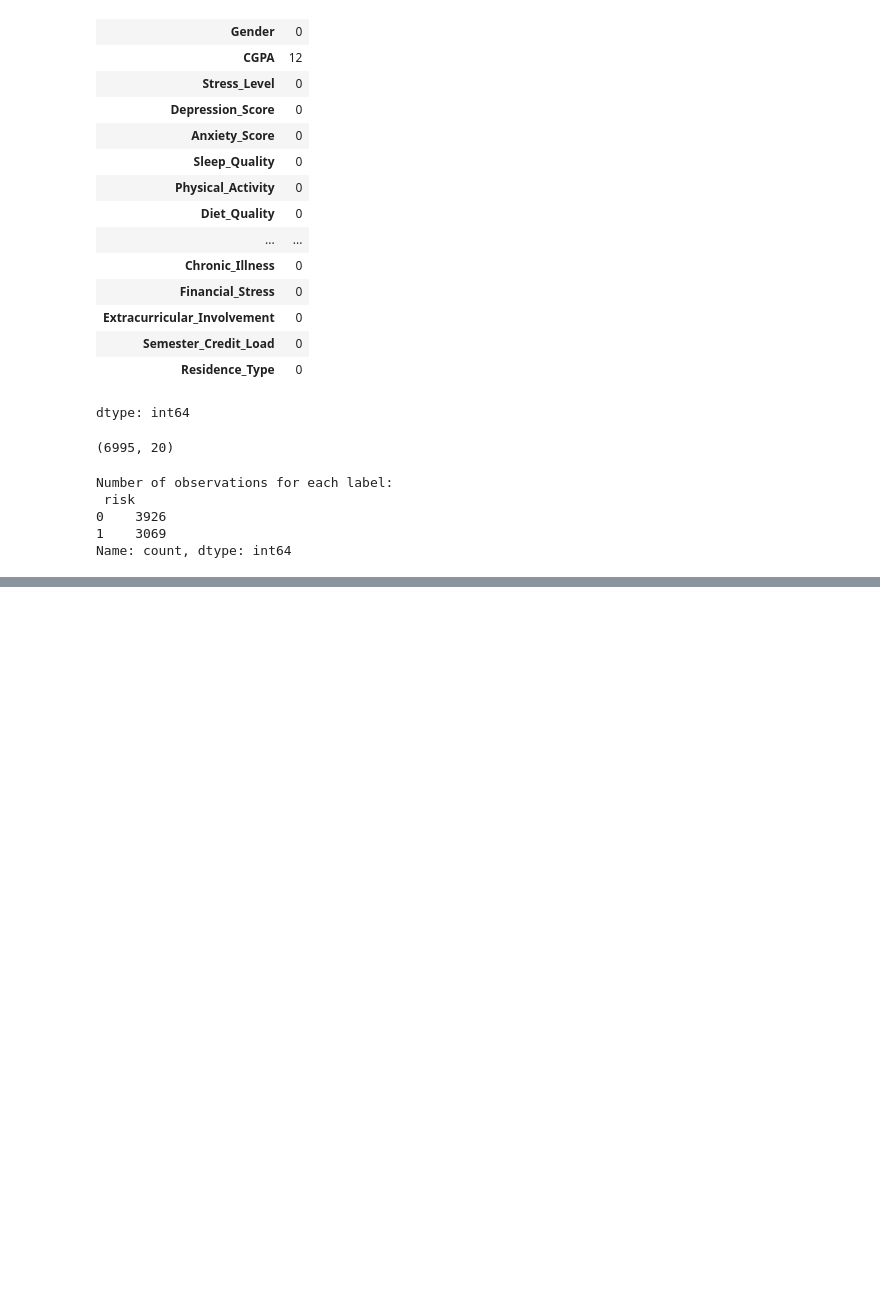
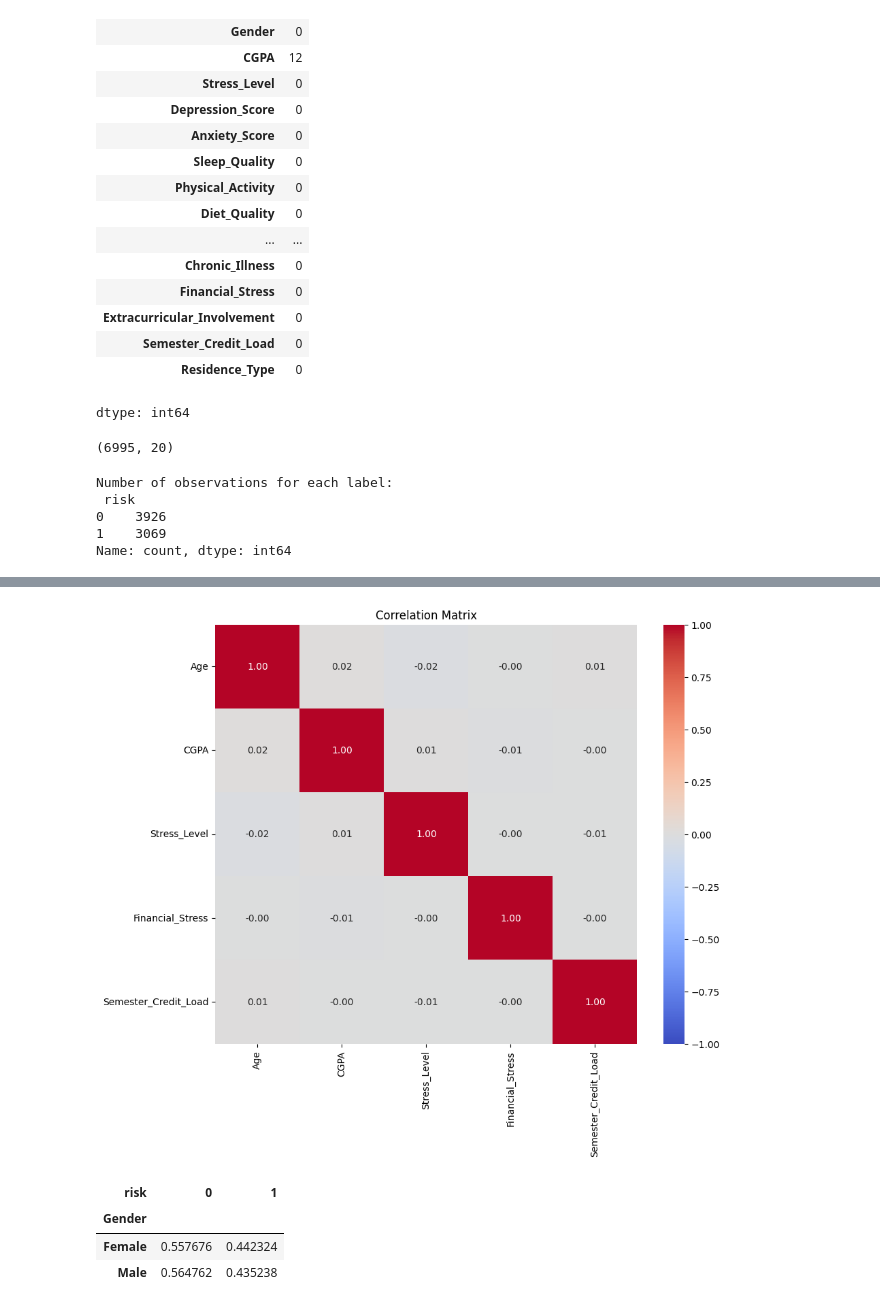
Before and after one commit to dinn16MU/402GroupProject, a Jupyter notebook: DS402_Project.ipynb, the cells around one changed output, grey strips where cells are left out. Cells and saved outputs as stored; diff of their text form; code cells hidden in the pictures; blank space fills up the shorter version.

```diff
--- a/DS402_Project.ipynb
+++ b/DS402_Project.ipynb
@@ -72,0 +112,19 @@ Name: count, dtype: int64
+# %%
+
+numeric_features = ['Age', 'CGPA', 'Stress_Level','Financial_Stress', 'Semester_Credit_Load']
+corr = data[numeric_features].corr()
+
+
+plt.figure(figsize=(10, 8))
+sns.heatmap(corr, annot=True, cmap='coolwarm', fmt='.2f', vmin=-1, vmax=1)
+plt.title('Correlation Matrix')
+plt.show()
+# %% [output]
+[figure, added]
+# %%
+pd.crosstab(data['Gender'], data['risk'], normalize='index')
+# %% [output]
+| risk | 0 | 1 |
+| Gender |  |  |
+| Female | 0.557676 | 0.442324 |
+| Male | 0.564762 | 0.435238 |
```
Also changed, not shown: parts of 5 cells of this notebook.
